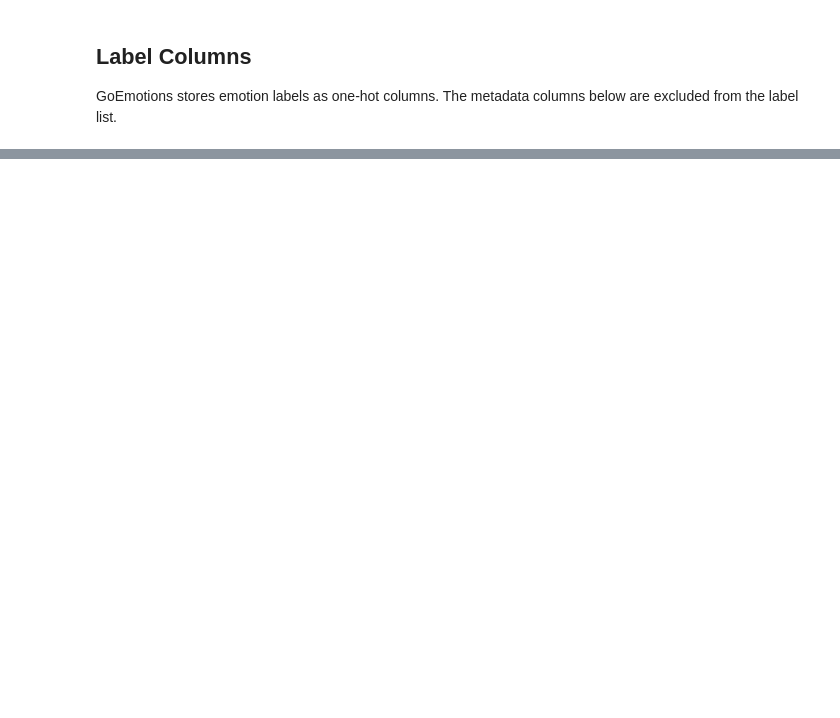
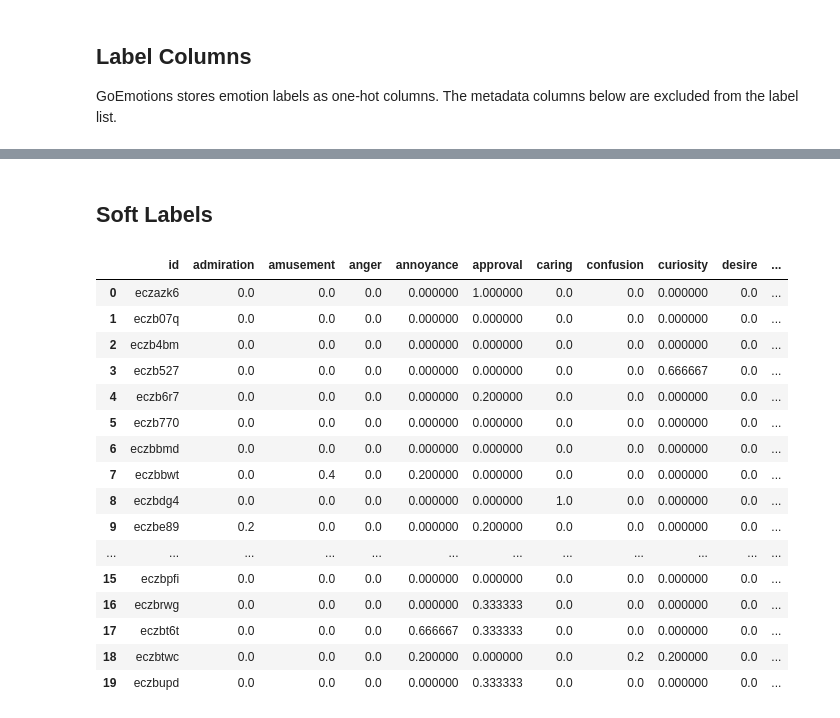
Before and after one commit to amymapsmith/go-emotions-explore, a Jupyter notebook: notebooks/go_emotions_explore.ipynb, the cells around one changed output, grey strips where cells are left out. Drawn from its saved outputs; the diff is of its cells as text; code cells hidden in the pictures; blank space fills up the shorter version.

```diff
--- a/notebooks/go_emotions_explore.ipynb
+++ b/notebooks/go_emotions_explore.ipynb
@@ -149,0 +369,14 @@ raw.merge(agreement, on="id").sort_values("percentage_agreement").head(20)[
+# %%
+metadata_cols = {
+    "text", "id", "author", "subreddit", "link_id", "parent_id",
+    "created_utc", "rater_id", "example_very_unclear"
+}
+
+label_cols = [
+    col for col in raw.columns
+    if col not in metadata_cols
+    and pd.api.types.is_numeric_dtype(raw[col])
+]
+
+# Frequency = number of examples where at least one rater selected the emotion.
+emotion_freq = raw.groupby("id")[label_cols].max().sum()
@@ -149,0 +449,29 @@ raw.merge(agreement, on="id").sort_values("percentage_agreement").head(20)[
+# %% [markdown]
+## Soft Labels
+# %%
+soft_labels = (
+    raw
+    .groupby("id")[label_cols]
+    .mean()
+    .reset_index()
+)
+
+soft_labels.head(20)
+# %% [output]
+|  | id | admiration | amusement | anger | annoyance | approval | caring | confusion | curiosity | desire | ... |
+| 0 | eczazk6 | 0.0 | 0.0 | 0.0 | 0.000000 | 1.000000 | 0.0 | 0.0 | 0.000000 | 0.0 | ... |
+| 1 | eczb07q | 0.0 | 0.0 | 0.0 | 0.000000 | 0.000000 | 0.0 | 0.0 | 0.000000 | 0.0 | ... |
+| 2 | eczb4bm | 0.0 | 0.0 | 0.0 | 0.000000 | 0.000000 | 0.0 | 0.0 | 0.000000 | 0.0 | ... |
+| 3 | eczb527 | 0.0 | 0.0 | 0.0 | 0.000000 | 0.000000 | 0.0 | 0.0 | 0.666667 | 0.0 | ... |
+| 4 | eczb6r7 | 0.0 | 0.0 | 0.0 | 0.000000 | 0.200000 | 0.0 | 0.0 | 0.000000 | 0.0 | ... |
+| 5 | eczb770 | 0.0 | 0.0 | 0.0 | 0.000000 | 0.000000 | 0.0 | 0.0 | 0.000000 | 0.0 | ... |
+| 6 | eczbbmd | 0.0 | 0.0 | 0.0 | 0.000000 | 0.000000 | 0.0 | 0.0 | 0.000000 | 0.0 | ... |
+| 7 | eczbbwt | 0.0 | 0.4 | 0.0 | 0.200000 | 0.000000 | 0.0 | 0.0 | 0.000000 | 0.0 | ... |
+| 8 | eczbdg4 | 0.0 | 0.0 | 0.0 | 0.000000 | 0.000000 | 1.0 | 0.0 | 0.000000 | 0.0 | ... |
+| 9 | eczbe89 | 0.2 | 0.0 | 0.0 | 0.000000 | 0.200000 | 0.0 | 0.0 | 0.000000 | 0.0 | ... |
+| ... | ... | ... | ... | ... | ... | ... | ... | ... | ... | ... | ... |
+| 15 | eczbpfi | 0.0 | 0.0 | 0.0 | 0.000000 | 0.000000 | 0.0 | 0.0 | 0.000000 | 0.0 | ... |
+| 16 | eczbrwg | 0.0 | 0.0 | 0.0 | 0.000000 | 0.333333 | 0.0 | 0.0 | 0.000000 | 0.0 | ... |
+| 17 | eczbt6t | 0.0 | 0.0 | 0.0 | 0.666667 | 0.333333 | 0.0 | 0.0 | 0.000000 | 0.0 | ... |
+| 18 | eczbtwc | 0.0 | 0.0 | 0.0 | 0.200000 | 0.000000 | 0.0 | 0.2 | 0.200000 | 0.0 | ... |
+| 19 | eczbupd | 0.0 | 0.0 | 0.0 | 0.000000 | 0.333333 | 0.0 | 0.0 | 0.000000 | 0.0 | ... |
```
Also changed, not shown: parts of 38 cells of this notebook.
